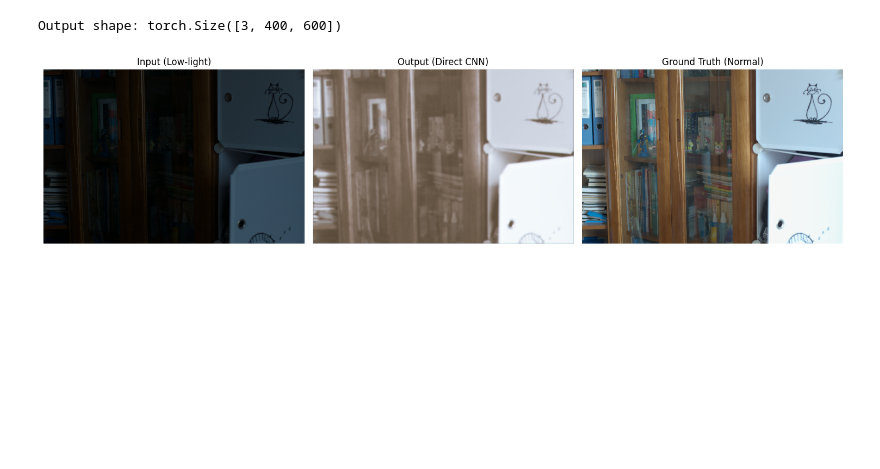
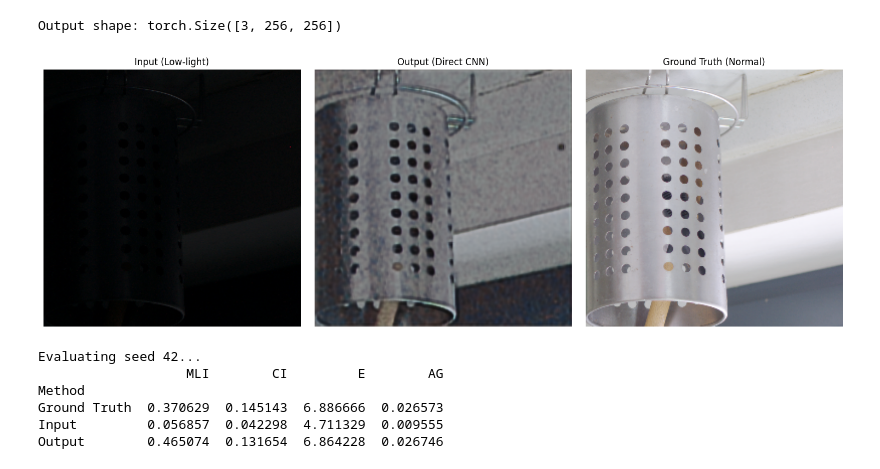
Before and after one commit to Star-rium/LLIE-UNet, a Jupyter notebook: main.ipynb, the cells around one changed output. Cells and saved outputs as stored; diff of their text form; code cells hidden in the pictures; blank space fills up the shorter version.

Commit message:
finish up 1 full trained model of CNN

```diff
--- a/main.ipynb
+++ b/main.ipynb
@@ -11,7 +17,7 @@ from src.models.direct_cnn import DirectCNN
 # test data pipeline batch
 ROOT = "./dataset/LOL-v2/Real_captured"
 
-train_dataset = LOLv2Dataset(
+train_full_dataset = LOLv2Dataset(
     root=ROOT,
     split="Train",
     patch_size=256,
@@ -24,11 +30,31 @@ test_dataset = LOLv2Dataset(
     augment=False
 )
 
+train_size = int(0.9 * len(train_full_dataset))
+val_size = (len(train_full_dataset) - train_size)
+
+split_generator = torch.Generator().manual_seed(SEED)
+
+train_dataset, val_dataset = random_split(
+    train_full_dataset,
+    [train_size, val_size],
+    generator=split_generator
+)
+
+# Load the data into torch (this is kinda painful to change cuz i dont have config maybe later lol)
 train_loader = DataLoader(
     train_dataset,
     batch_size=8,
     shuffle=True,
-    num_workers=0
+    generator=split_generator,
+    pin_memory=(device.type == "cuda")
+)
+
+val_loader = DataLoader(
+    val_dataset,
+    batch_size=8,
+    shuffle=False,
+    pin_memory=(device.type == "cuda")
 )
 
 # Batch size 1 avoids issues if test image sizes differ
@@ -144,38 +125,50 @@ Epoch [50/50] Loss: 0.125270
 # visualize the output
 model.eval()
 
-low, normal = dataset[0]
+low, normal = train_dataset[3]
 low_input = low.unsqueeze(0).to(device) # return batch dimension: (3, H, W) -> (1, 3, H, W)
 # Inference
 with torch.no_grad():
     output = model(low_input)
 
 # Remove batch dimension and move to CPU
 output = output.squeeze(0).cpu()
 
 print("Output shape:", output.shape)
 
 fig, axes = plt.subplots(1, 3, figsize=(15, 5))
 
 images = [
     low,
     output,
     normal
 ]
 
 titles = [
     "Input (Low-light)",
     "Output (Direct CNN)",
     "Ground Truth (Normal)"
 ]
 
 for ax, img, title in zip(axes, images, titles):
     ax.imshow(img.permute(1, 2, 0).numpy())
     ax.set_title(title)
     ax.axis("off")
 
 plt.tight_layout()
 plt.show()
 # %% [output]
-Output shape: torch.Size([3, 400, 600])
+Output shape: torch.Size([3, 256, 256])
-[figure, old version]
+[figure, new version]
+# %%
+# evaluate the model
+df = evaluate_model(model, SEED, test_dataset)
+
+print(df.groupby("Method")[["MLI", "CI", "E", "AG"]].mean())
+# %% [output]
+Evaluating seed 42...
+                   MLI        CI         E        AG
+Method
+Ground Truth  0.370629  0.145143  6.886666  0.026573
+Input         0.056857  0.042298  4.711329  0.009555
+Output        0.465074  0.131654  6.864228  0.026746
```
Also changed, not shown: parts of 4 cells of this notebook, 5 other files.
